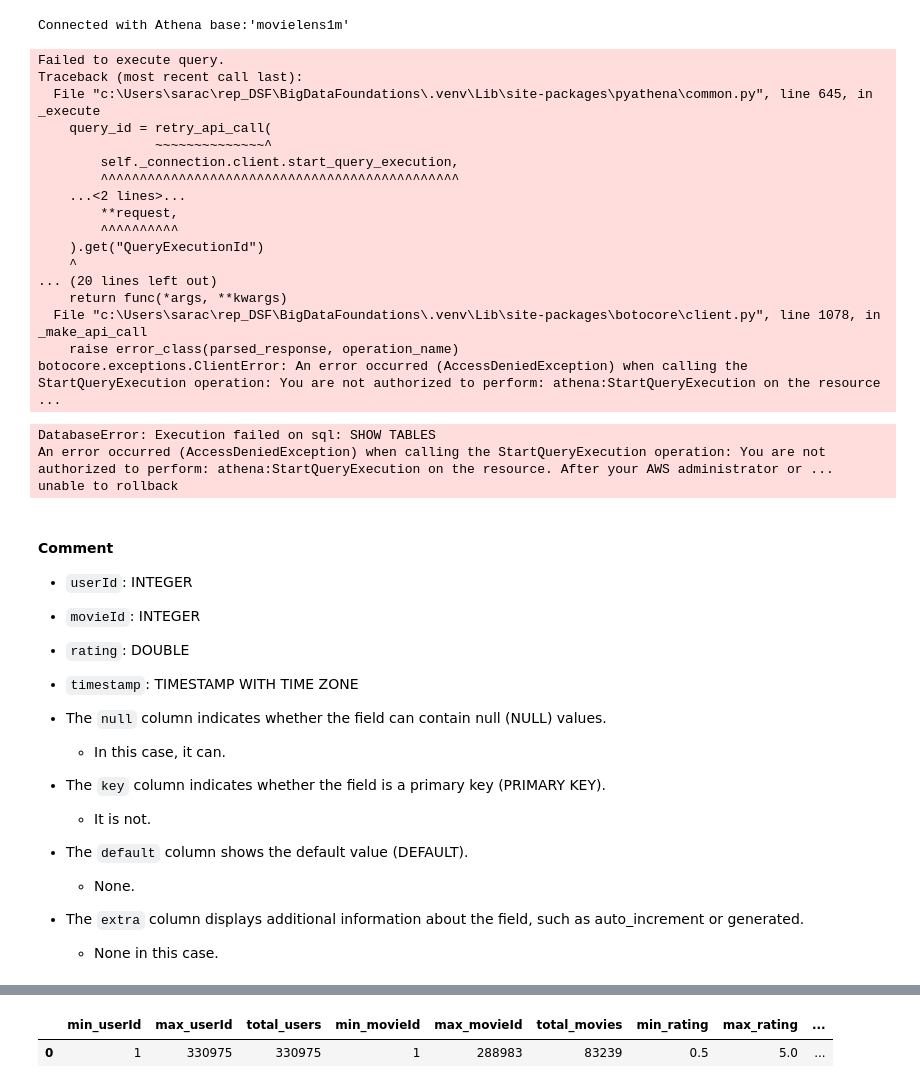
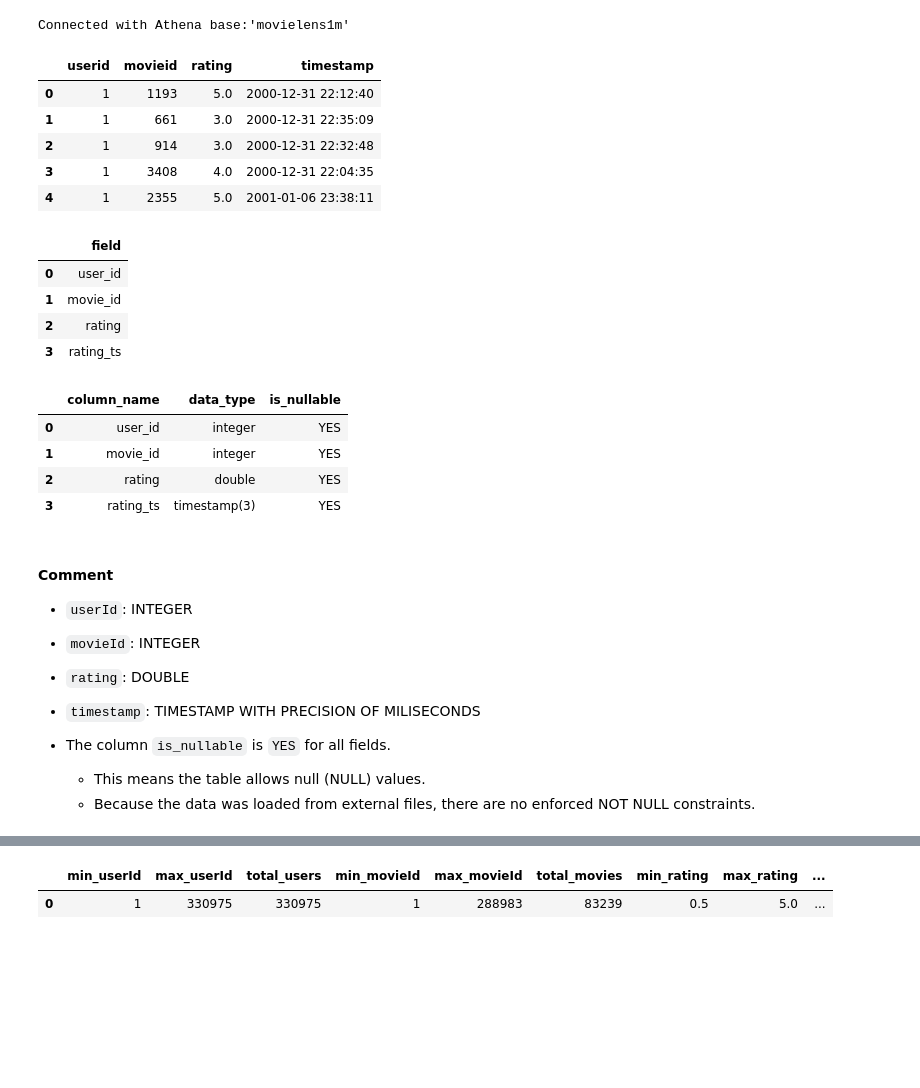
Before and after one commit to sergiopatinha/BigDataFoundations, a Jupyter notebook: notebooks/1.2 - 1M - Exploring 'ratings' table.ipynb, the cells around one changed output, grey strips where cells are left out. Drawn from its saved outputs; the diff is of its cells as text; code cells hidden in the pictures; blank space fills up the shorter version.

```diff
--- a/notebooks/1.2 - 1M - Exploring 'ratings' table.ipynb
+++ b/notebooks/1.2 - 1M - Exploring 'ratings' table.ipynb
@@ -20,49 +20,52 @@ def run_sql(sql: str) -> pd.DataFrame:
 # %% [output]
 Connected with Athena base:'movielens1m'
 # %%
-BASE = "s3://bdf25-20-movielens/curated"
+BASE = "s3://bdf25-20-movielens/curated/"
 
 
 # 4) Verificação, agora em Athena
 run_sql("SHOW TABLES")
 run_sql("SELECT * FROM ratings_parquet LIMIT 5")
 # %% [output]
-Failed to execute query.
-Traceback (most recent call last):
-  File "c:\Users\sarac\rep_DSF\BigDataFoundations\.venv\Lib\site-packages\pyathena\common.py", line 645, in _execute
-    query_id = retry_api_call(
-               ~~~~~~~~~~~~~~^
-        self._connection.client.start_query_execution,
-        ^^^^^^^^^^^^^^^^^^^^^^^^^^^^^^^^^^^^^^^^^^^^^^
-    ...<2 lines>...
-        **request,
-        ^^^^^^^^^^
-    ).get("QueryExecutionId")
-    ^
-... (20 lines left out)
-    return func(*args, **kwargs)
-  File "c:\Users\sarac\rep_DSF\BigDataFoundations\.venv\Lib\site-packages\botocore\client.py", line 1078, in _make_api_call
-    raise error_class(parsed_response, operation_name)
-botocore.exceptions.ClientError: An error occurred (AccessDeniedException) when calling the StartQueryExecution operation: You are not authorized to perform: athena:StartQueryExecution on the resource ...
-DatabaseError: Execution failed on sql: SHOW TABLES
-An error occurred (AccessDeniedException) when calling the StartQueryExecution operation: You are not authorized to perform: athena:StartQueryExecution on the resource. After your AWS administrator or ...
-unable to rollback
+|  | userid | movieid | rating | timestamp |
+| 0 | 1 | 1193 | 5.0 | 2000-12-31 22:12:40 |
+| 1 | 1 | 661 | 3.0 | 2000-12-31 22:35:09 |
+| 2 | 1 | 914 | 3.0 | 2000-12-31 22:32:48 |
+| 3 | 1 | 3408 | 4.0 | 2000-12-31 22:04:35 |
+| 4 | 1 | 2355 | 5.0 | 2001-01-06 23:38:11 |
+# %%
+run_sql("SHOW COLUMNS FROM ratings_parquet")
+# %% [output]
+|  | field |
+| 0 | user_id |
+| 1 | movie_id |
+| 2 | rating |
+| 3 | rating_ts |
+# %%
+run_sql(f"""
+SELECT
+    column_name,
+    data_type,
+    is_nullable
+FROM information_schema.columns
+WHERE table_schema = '{DB_ATHENA}'
+  AND table_name   = 'ratings_parquet'
+ORDER BY ordinal_position
+""")
+# %% [output]
+|  | column_name | data_type | is_nullable |
+| 0 | user_id | integer | YES |
+| 1 | movie_id | integer | YES |
+| 2 | rating | double | YES |
+| 3 | rating_ts | timestamp(3) | YES |
 # %% [markdown]
 #### Comment
 
 - `userId`: INTEGER
 - `movieId`: INTEGER
 - `rating`: DOUBLE
-- `timestamp`: TIMESTAMP WITH TIME ZONE
+- `timestamp`: TIMESTAMP WITH PRECISION OF MILISECONDS
 
-- The `null` column indicates whether the field can contain null (NULL) values.
-  - In this case, it can.
-
-- The `key` column indicates whether the field is a primary key (PRIMARY KEY).
-  - It is not.
-
-- The `default` column shows the default value (DEFAULT).
-  - None.
-
-- The `extra` column displays additional information about the field, such as auto_increment or generated.
-  - None in this case.
+- The column `is_nullable` is `YES` for all fields.
+  - This means the table allows null (NULL) values.
+  - Because the data was loaded from external files, there are no enforced NOT NULL constraints.
```
Also changed, not shown: parts of 3 cells of this notebook.
